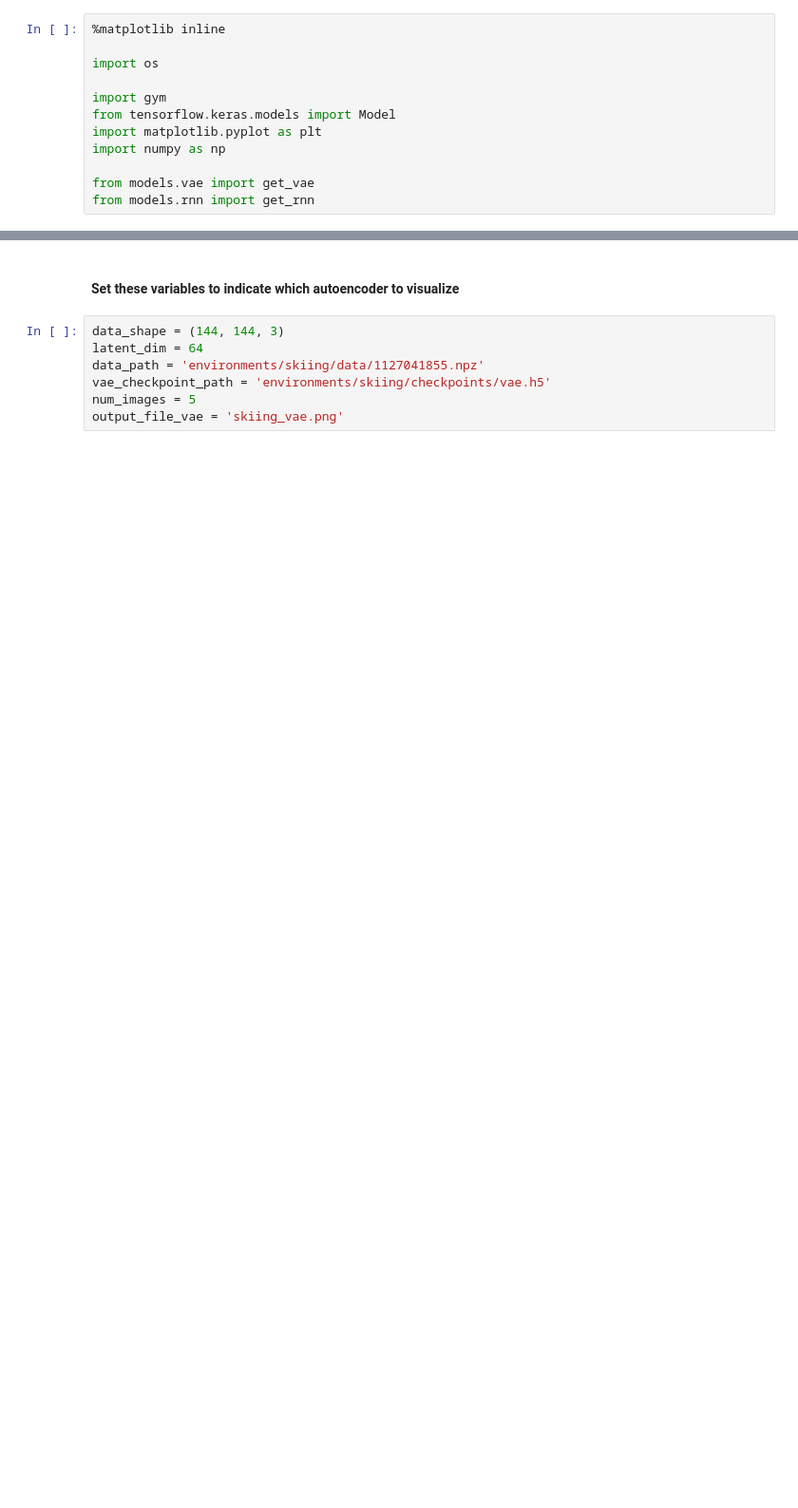
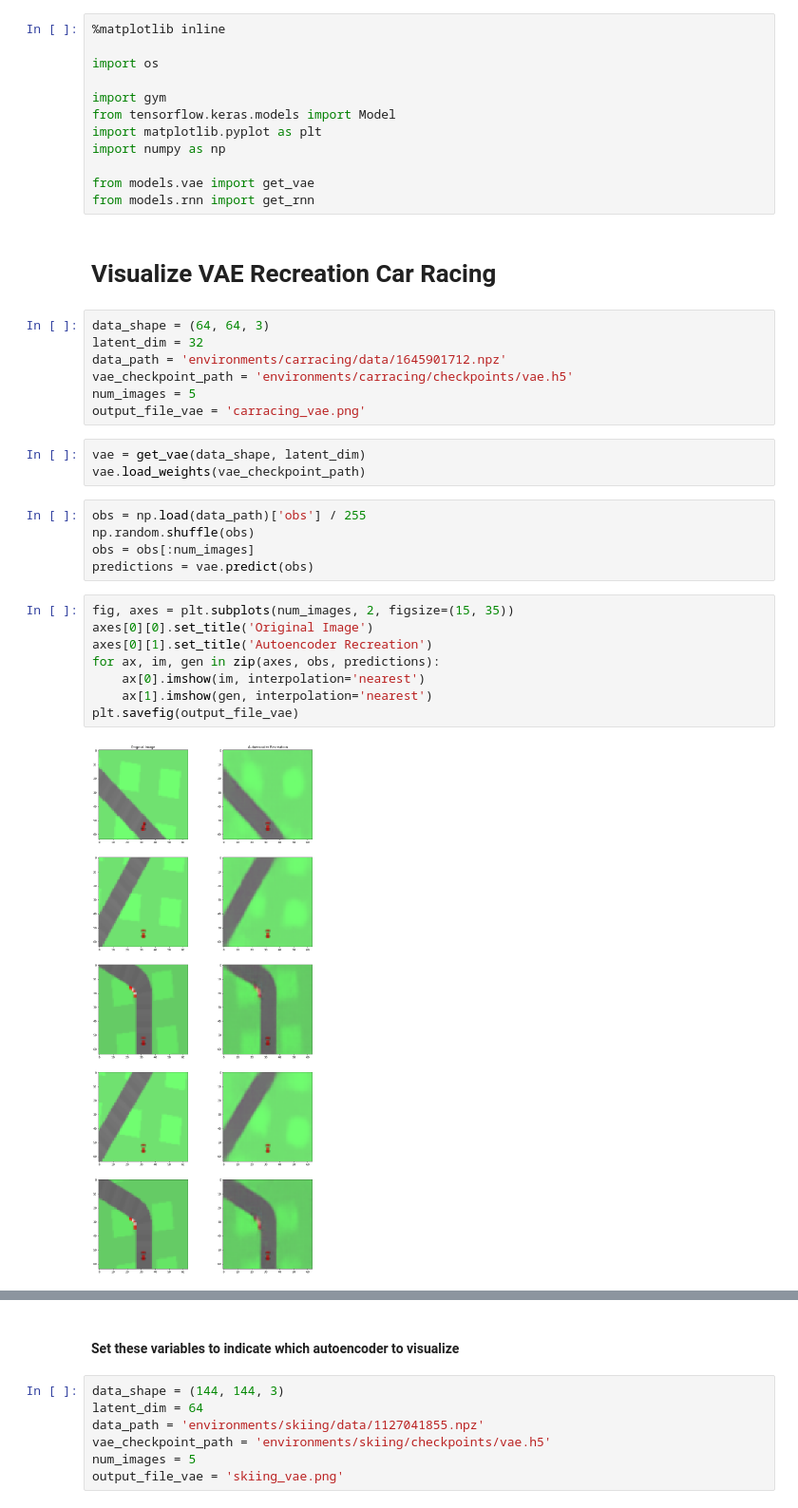
Before and after one commit to rbnprdy/WorldModelsKeras, a Jupyter notebook: visualize.ipynb, the cells around one changed output, grey strips where cells are left out. Shown at 95% size. Drawn from its saved outputs; the diff is of its cells as text; blank space fills up the shorter version.

```diff
--- a/visualize.ipynb
+++ b/visualize.ipynb
@@ -10,3 +10,30 @@ import numpy as np
 
 from models.vae import get_vae
 from models.rnn import get_rnn
+# %% [markdown]
+# Visualize VAE Recreation Car Racing
+# %%
+data_shape = (64, 64, 3)
+latent_dim = 32
+data_path = 'environments/carracing/data/1645901712.npz'
+vae_checkpoint_path = 'environments/carracing/checkpoints/vae.h5'
+num_images = 5
+output_file_vae = 'carracing_vae.png'
+# %%
+vae = get_vae(data_shape, latent_dim)
+vae.load_weights(vae_checkpoint_path)
+# %%
+obs = np.load(data_path)['obs'] / 255
+np.random.shuffle(obs)
+obs = obs[:num_images]
+predictions = vae.predict(obs)
+# %%
+fig, axes = plt.subplots(num_images, 2, figsize=(15, 35))
+axes[0][0].set_title('Original Image')
+axes[0][1].set_title('Autoencoder Recreation')
+for ax, im, gen in zip(axes, obs, predictions):
+    ax[0].imshow(im, interpolation='nearest')
+    ax[1].imshow(gen, interpolation='nearest')
+plt.savefig(output_file_vae)
+# %% [output]
+[figure, added]
```
Also changed, not shown: parts of 18 cells of this notebook, 1 other file.
